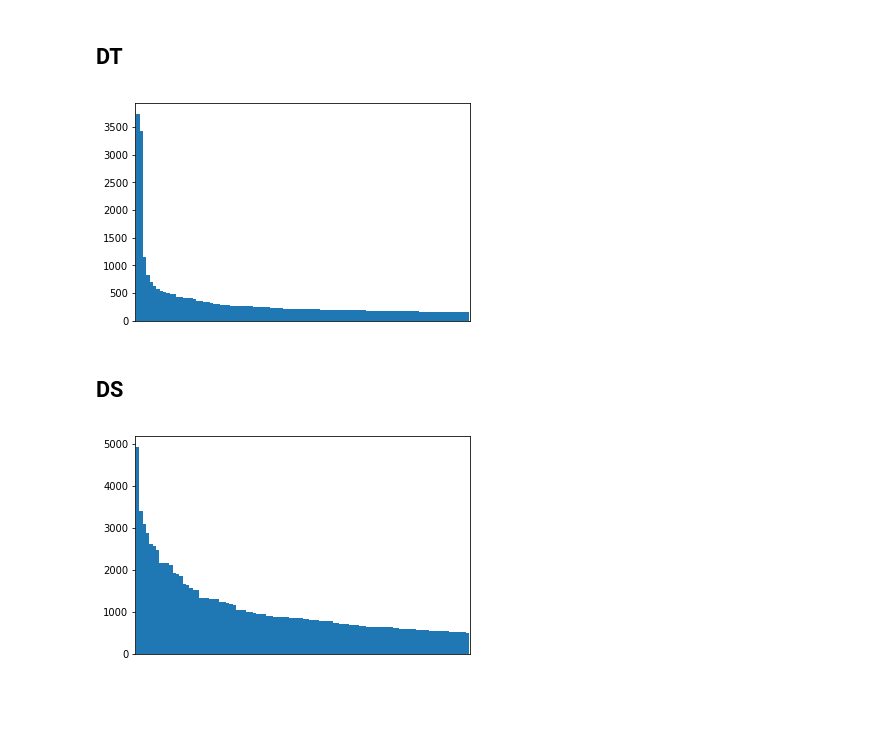
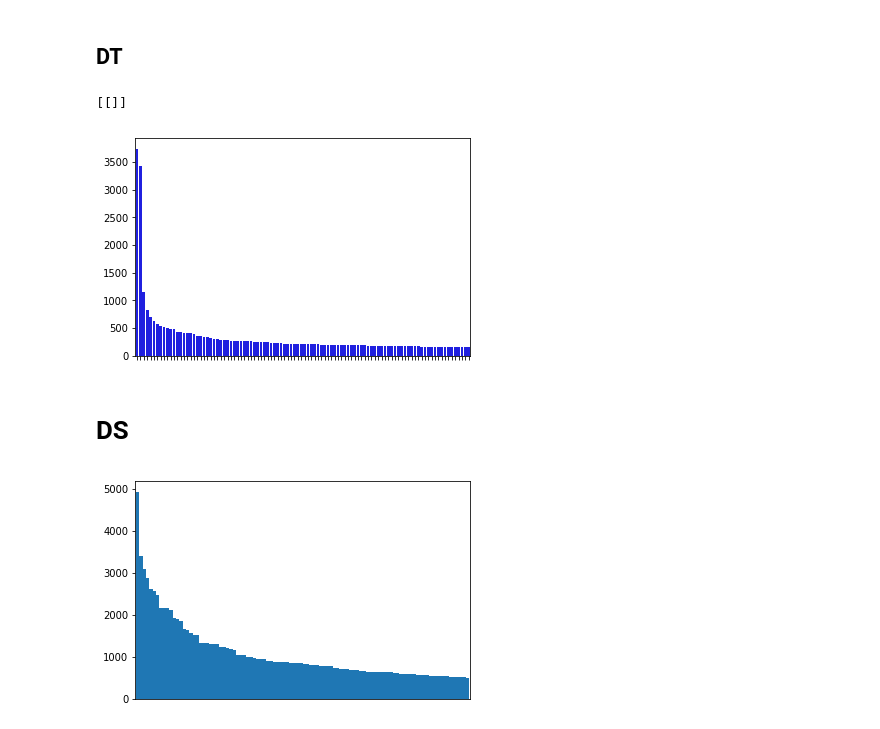
Before and after one commit to shoumikchow/Research, a Jupyter notebook: network-exploration.ipynb, the cells around one changed output. Drawn from its saved outputs; the diff is of its cells as text; code cells hidden in the pictures; blank space fills up the shorter version.

```diff
--- a/network-exploration.ipynb
+++ b/network-exploration.ipynb
@@ -943,16 +934,34 @@ count.sort_values(by='entity_type', ascending=False, inplace=True)
 # fig = df_fig.get_figure()
 # fig.savefig("Figures/NodesVSEdges/DT.pdf")
 # %%
-df_fig = count[:100].plot.bar(width=1.0, legend=False) # Without x label
-ax1 = plt.axes()
-x_axis = ax1.axes.get_xaxis()
-x_axis.set_visible(False)
-fig = df_fig.get_figure()
-fig.savefig("Figures/NodesVSEdges/DT.pdf")
+# df_fig = count[:100].plot.bar(width=1.0, legend=False) # Without x label
+# ax1 = plt.axes()
+# x_axis = ax1.axes.get_xaxis()
+# x_axis.set_visible(False)
+# fig = df_fig.get_figure()
+# fig.savefig("Figures/NodesVSEdges/DT.pdf")
-# %% [output]
-[figure, removed]
+# %%
+y = count['entity_type'].tolist()
+y = sorted(y, reverse=True)
+y = tuple(y)
+x = count['name'].tolist()
+# %%
+# plt.bar(x[:100], height=y[:100], width=1.0)
+# plt.tick_params(
+#     axis='x',          # changes apply to the x-axis
+#     which='both',      # both major and minor ticks are affected
+#     bottom=False,      # ticks along the bottom edge are off
+#     top=False,         # ticks along the top edge are off
+#     labelbottom=False) #
+# plt.xlabel("test")
+
+g = sns.barplot(x = x[:100], y = y[:100], color="blue")
+g.set(xticklabels=[])
+# %% [output]
+[[]]
+[figure, added]
 # %% [markdown]
-## DS
+# DS
 # %%
 df = pd.read_pickle('Data/Processed Data/Networks/DS-network.pkl')
 df = df[((df['type0'] == 'person') | (df['type1'] == 'person'))]
```
Also changed, not shown: parts of 17 cells of this notebook, 2 other files.
